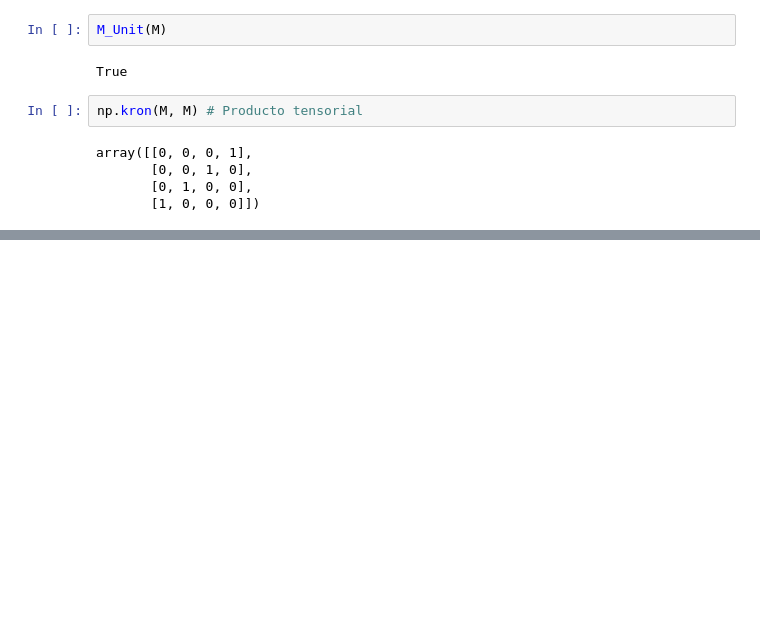
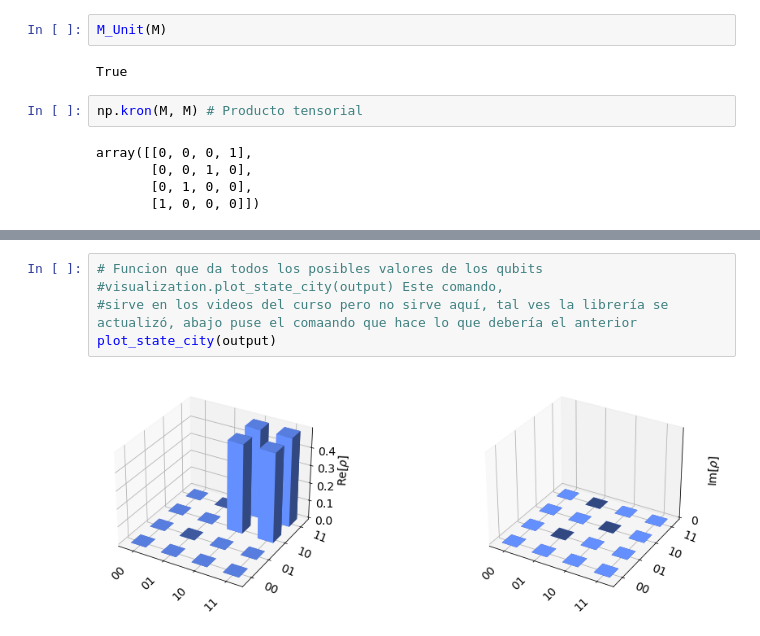
Before and after one commit to BrianBarajas/Quantum_Computing_Codes, a Jupyter notebook: Quantum_Comp.ipynb, the cells around one changed output, grey strips where cells are left out. Saved outputs shown, nothing was run; the diff lists cells and outputs as text; blank space fills up the shorter version.

```diff
--- a/Quantum_Comp.ipynb
+++ b/Quantum_Comp.ipynb
@@ -93,0 +124,7 @@ array([[0, 0, 0, 1],
+# %%
+# Funcion que da todos los posibles valores de los qubits
+#visualization.plot_state_city(output) Este comando,
+#sirve en los videos del curso pero no sirve aquí, tal ves la librería se actualizó, abajo puse el comaando que hace lo que debería el anterior
+plot_state_city(output)
+# %% [output]
+[figure, added]
```
Also changed, not shown: parts of 8 cells of this notebook.
